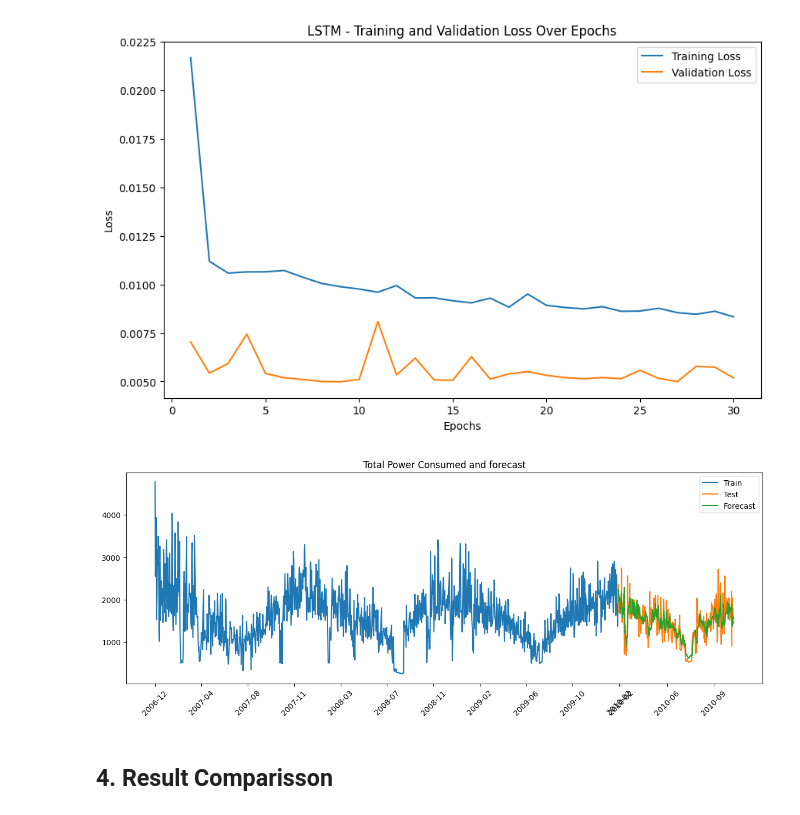
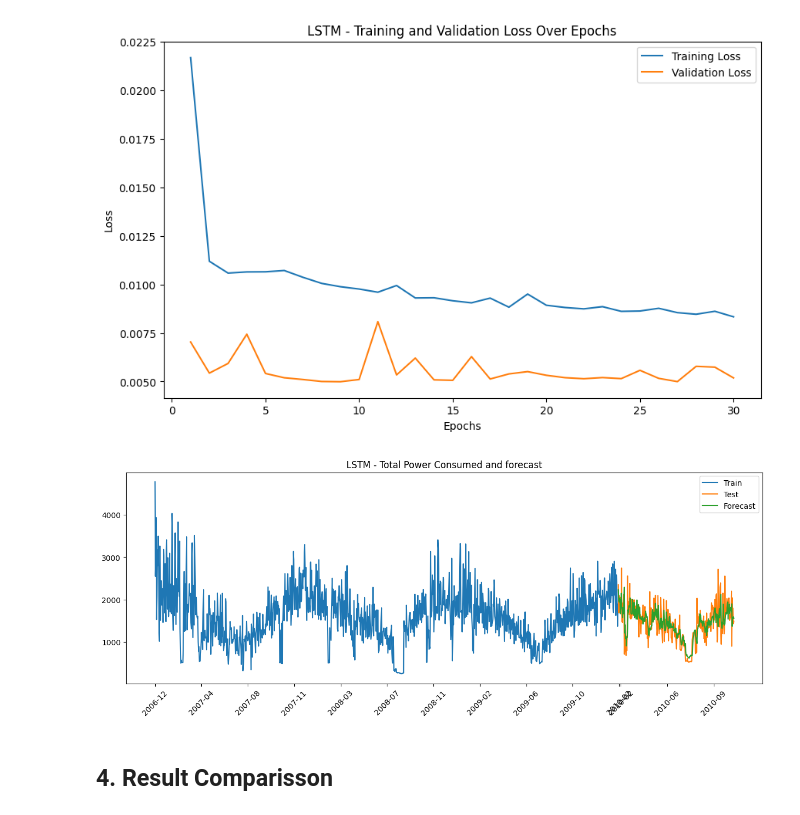
Before and after one commit to augustofonseca25/LSTM-time-series-tutorial, a Jupyter notebook: Final_Forecast_Tutorial.ipynb, the cells around one changed output. Cells and saved outputs as stored; diff of their text form; code cells hidden in the pictures.

```diff
--- a/Final_Forecast_Tutorial.ipynb
+++ b/Final_Forecast_Tutorial.ipynb
@@ -1166,31 +1166,31 @@ plt.show()
 # %%
 # Plot the actual vs predicted values
 
 # Convert datetime index to a list of strings
 date_strings_train = [str(date) for date in df.index[:timestamps_train[-1]]]
 date_strings_test = [str(date) for date in df.index[timestamps_train[-1]:]]
 
 plt.figure(figsize=(15, 5))
 plt.plot(date_strings_train[:-6], y_train_original_scale, label='Train')
 plt.plot(date_strings_test[:-1], y_test_original_scale, label='Test')
 plt.plot(date_strings_test[:-1], y_pred_original_scale, label='Forecast')
-plt.title('Total Power Consumed and forecast')
+plt.title('LSTM - Total Power Consumed and forecast')
 
 plt.legend()
 
 # Include some dates along the x-axis with month and year
 n = max(len(date_strings_train) // 10, 1)
 xticks_positions = list(range(0, len(date_strings_train), n)) + list(range(len(date_strings_train), len(date_strings_train) + len(date_strings_test), n))
 xticks_labels = [date_strings_train[i] for i in range(0, len(date_strings_train), n)] + [date_strings_test[i] for i in range(0, len(date_strings_test), n)]
 
 # Format dates
 xticks_labels = [pd.to_datetime(label).strftime('%Y-%m') for label in xticks_labels]
 
 plt.xticks(xticks_positions, xticks_labels, rotation=45)
 
 plt.show()
 # %% [output]
-[figure, old version]
+[figure, new version]
 # %% [markdown]
 ## 4. Result Comparisson
 # %%
```
